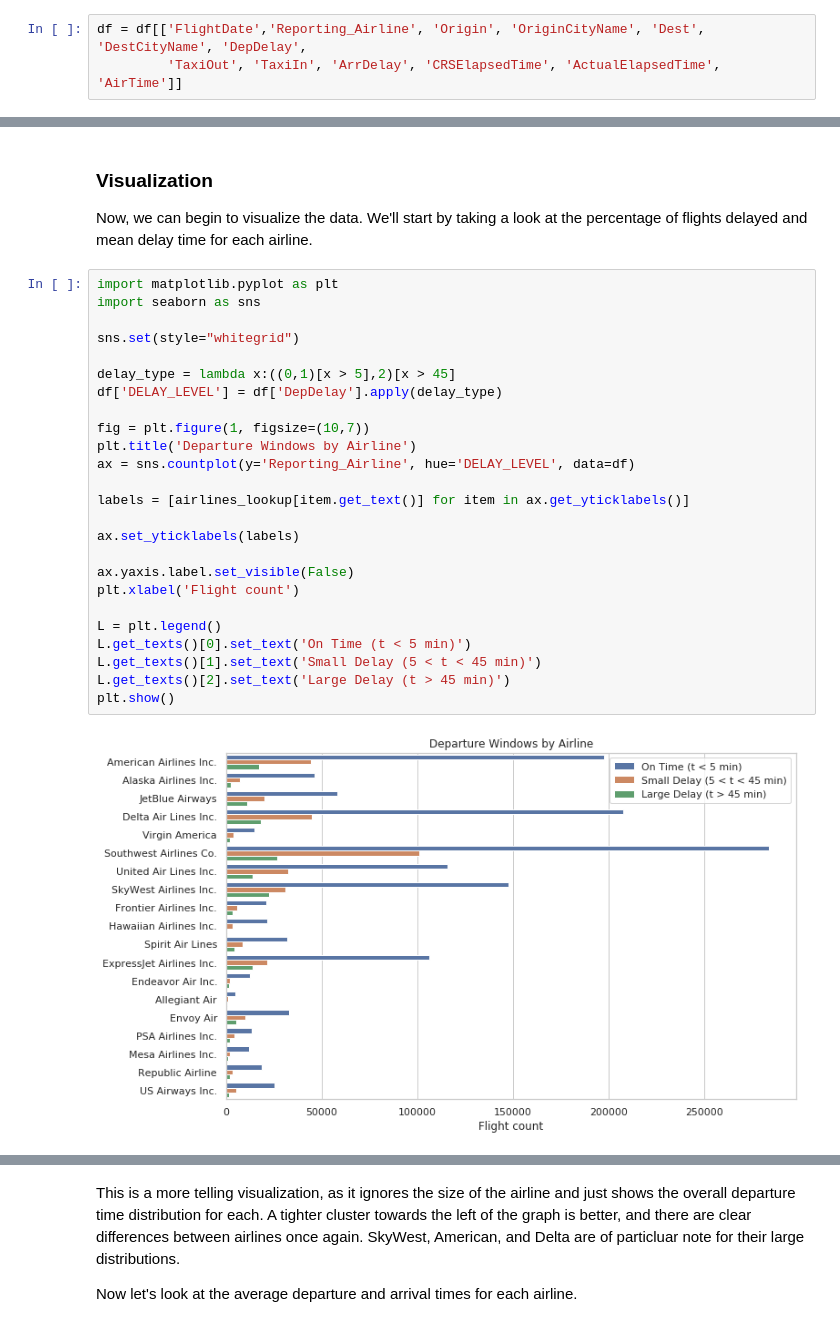
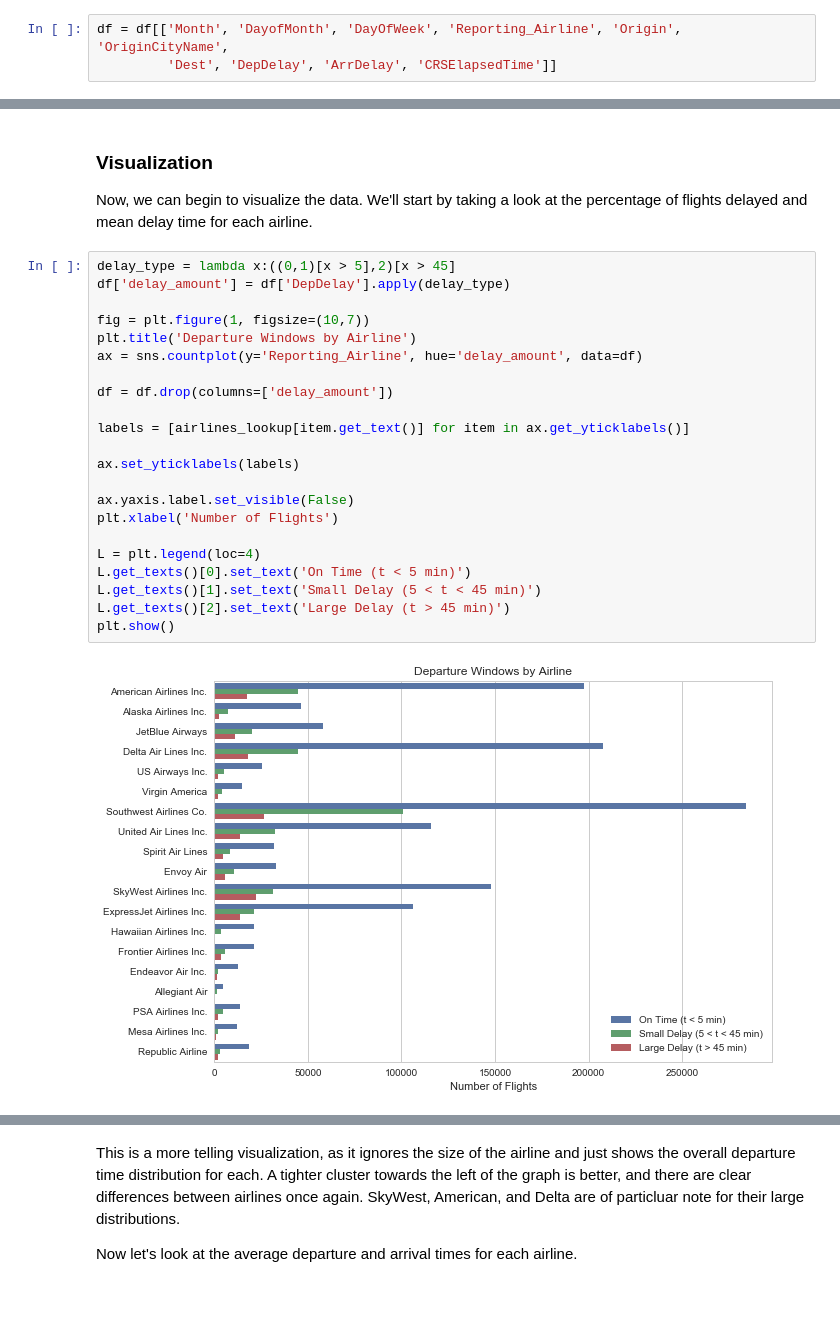
Before and after one commit to CBR0MS/flight-time-model, a Jupyter notebook: Flight Time Modeling.ipynb, the cells around one changed output, grey strips where cells are left out. Drawn from its saved outputs; the diff is of its cells as text; blank space fills up the shorter version.

```diff
--- a/Flight Time Modeling.ipynb
+++ b/Flight Time Modeling.ipynb
@@ -36,8 +40,8 @@ airlines_lookup = this_data.set_index('Code')['Description'].to_dict()
 
 Consolidating the dataframe to just contian the relevant columns:
 # %%
-df = df[['FlightDate','Reporting_Airline', 'Origin', 'OriginCityName', 'Dest', 'DestCityName', 'DepDelay',
-         'TaxiOut', 'TaxiIn', 'ArrDelay', 'CRSElapsedTime', 'ActualElapsedTime', 'AirTime']]
+df = df[['Month', 'DayofMonth', 'DayOfWeek', 'Reporting_Airline', 'Origin', 'OriginCityName',
+         'Dest', 'DepDelay', 'ArrDelay', 'CRSElapsedTime']]
 # %% [markdown]
 There might be some missing data, so let's visualize that here.
 # %%
@@ -77,30 +78,27 @@ Removed 54952 entries out of 1935930
 
 Now, we can begin to visualize the data. We'll start by taking a look at the percentage of flights delayed and mean delay time for each airline.
 # %%
-import matplotlib.pyplot as plt
-import seaborn as sns
-
-sns.set(style="whitegrid")
-
 delay_type = lambda x:((0,1)[x > 5],2)[x > 45]
-df['DELAY_LEVEL'] = df['DepDelay'].apply(delay_type)
+df['delay_amount'] = df['DepDelay'].apply(delay_type)
 
 fig = plt.figure(1, figsize=(10,7))
 plt.title('Departure Windows by Airline')
-ax = sns.countplot(y='Reporting_Airline', hue='DELAY_LEVEL', data=df)
+ax = sns.countplot(y='Reporting_Airline', hue='delay_amount', data=df)
+
+df = df.drop(columns=['delay_amount'])
 
 labels = [airlines_lookup[item.get_text()] for item in ax.get_yticklabels()]
 
 ax.set_yticklabels(labels)
 
 ax.yaxis.label.set_visible(False)
-plt.xlabel('Flight count')
+plt.xlabel('Number of Flights')
 
-L = plt.legend()
+L = plt.legend(loc=4)
 L.get_texts()[0].set_text('On Time (t < 5 min)')
 L.get_texts()[1].set_text('Small Delay (5 < t < 45 min)')
 L.get_texts()[2].set_text('Large Delay (t > 45 min)')
 plt.show()
 # %% [output]
-[figure, old version]
+[figure, new version]
 # %% [markdown]
```
Also changed, not shown: parts of 21 cells of this notebook.
